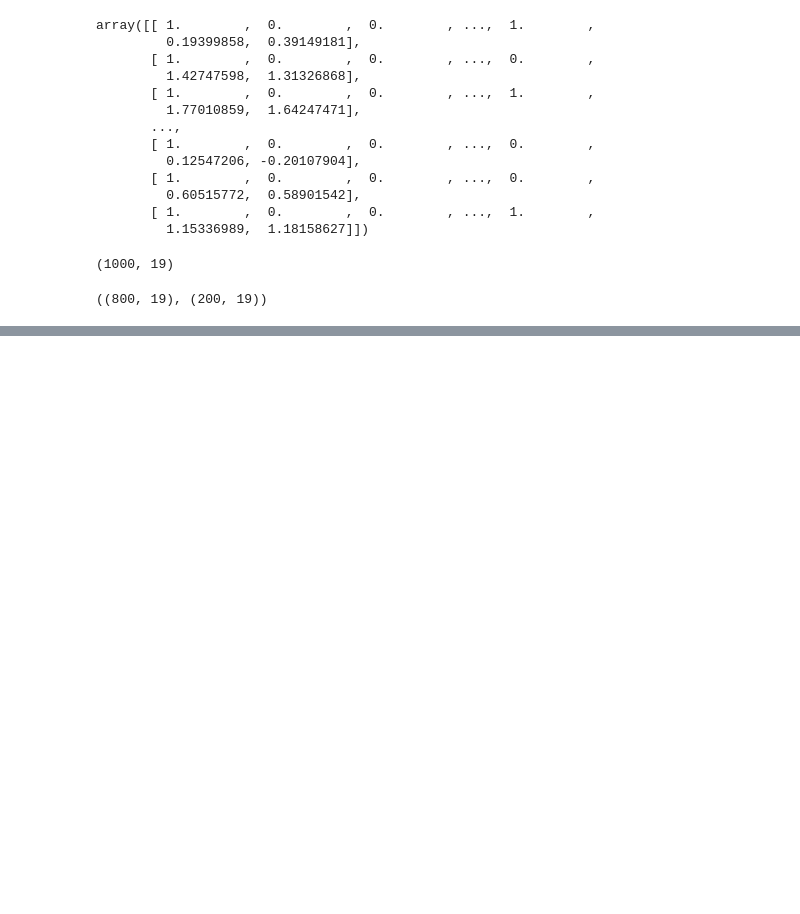
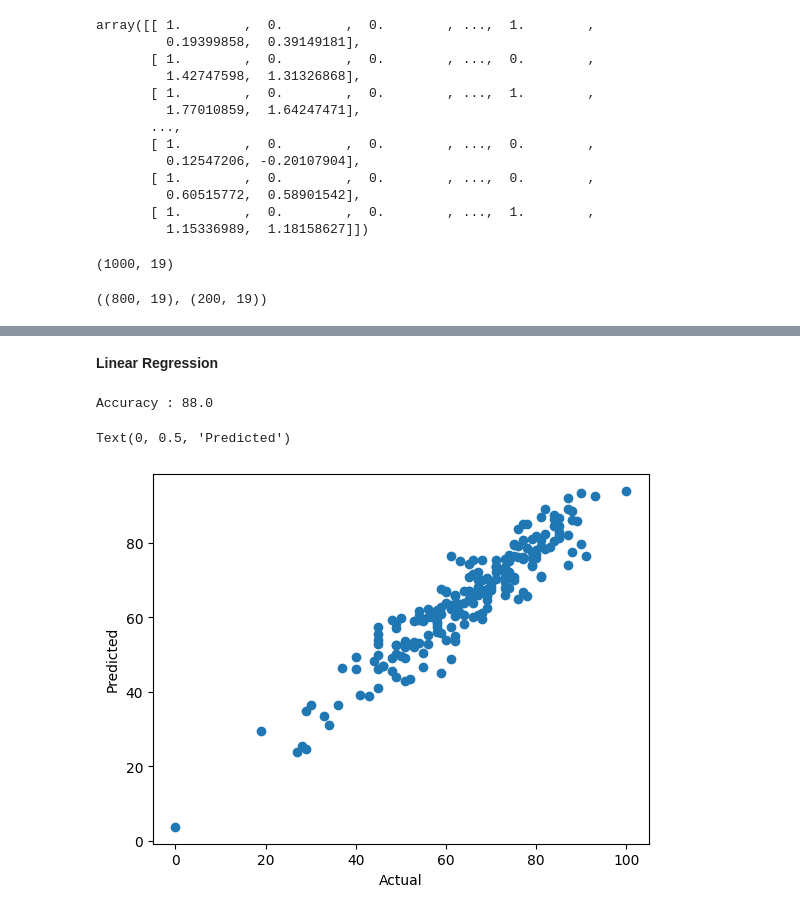
Before and after one commit to MaheshGowda47/DemoCraft-MLOps-Primer, a Jupyter notebook: notebook/MODEL_TRAINING.ipynb, the cells around one changed output, grey strips where cells are left out. Drawn from its saved outputs; the diff is of its cells as text; code cells hidden in the pictures; blank space fills up the shorter version.

```diff
--- a/notebook/MODEL_TRAINING.ipynb
+++ b/notebook/MODEL_TRAINING.ipynb
@@ -83,6 +83,8 @@ def evaluate_model(true, predicted):
 
     return mae, rmse, r2
 # %%
+
+
 model = {
     "Linear Regression": LinearRegression(),
     "Lasso": Lasso(),
@@ -96,34 +98,33 @@ model = {
 }
 
 model_list = []
-r2_list = []
+r2_list = []  # Use consistent variable name to store R2 scores
 
-for i in range(len(list(model))):
-    model = list(model.values())[i]
-    model.fit(X_train, y_train)
+for model_name, model_instance in model.items():
+    model_instance.fit(X_train, y_train)
 
-    y_train_pred = model.predict(X_train)
-    y_test_pred = model.predict(X_test)
+    y_train_pred = model_instance.predict(X_train)
+    y_test_pred = model_instance.predict(X_test)
 
     model_train_mae, model_train_rmse, model_train_r2 = evaluate_model(y_train, y_train_pred)
     model_test_mae, model_test_rmse, model_test_r2 = evaluate_model(y_test, y_test_pred)
 
-    print(list(model.keys())[i])
-    model_list.append(list(model.keys())[i])
+    print("                    ",model_name)
+    print(" ")
+    model_list.append(model_name)
 
-    print('Model performance for Training set')
+    print("---Model performance for training set---")
     print("- Root Mean Squared Error: {:.4f}".format(model_train_rmse))
     print("- Mean Absolute Error: {:.4f}".format(model_train_mae))
     print("- R2 Score: {:.4f}".format(model_train_r2))
+    print(" ")
 
-    print('----------------------------------')
-
-    print('Model performance for Test set')
+    print(" ")
+    print("---Model performance for testing set---")
     print("- Root Mean Squared Error: {:.4f}".format(model_test_rmse))
     print("- Mean Absolute Error: {:.4f}".format(model_test_mae))
     print("- R2 Score: {:.4f}".format(model_test_r2))
+    print(" ")
+    print("---------------------------------------------------------------")
     r2_list.append(model_test_r2)
-
-    print('='*35)
-    print('\n')
 # %% [output]
@@ -223,0 +161,17 @@ TypeError: 'list' object is not callable
+# %% [markdown]
+**Linear Regression**
+# %%
+model = LinearRegression(fit_intercept=True)
+model = model.fit(X_train, y_train)
+y_pred = model.predict(X_test)
+score = r2_score(y_test, y_pred)*100
+print("Accuracy : {:.1f}".format(score))
+# %% [output]
+Accuracy : 88.0
+# %%
+plt.scatter(y_test, y_pred)
+plt.xlabel("Actual")
+plt.ylabel("Predicted")
+# %% [output]
+Text(0, 0.5, 'Predicted')
+[figure, added]
```
Also changed, not shown: parts of 6 cells of this notebook.
